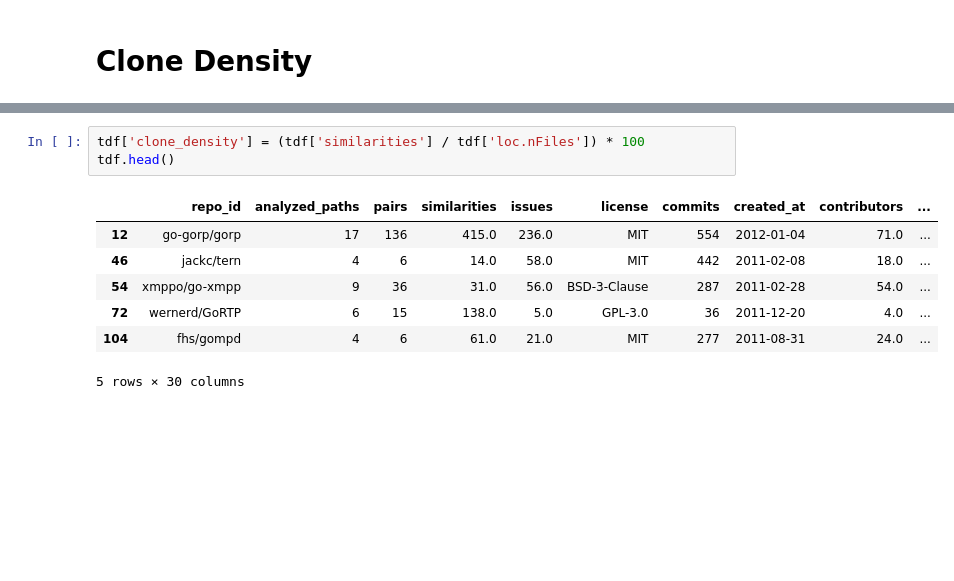
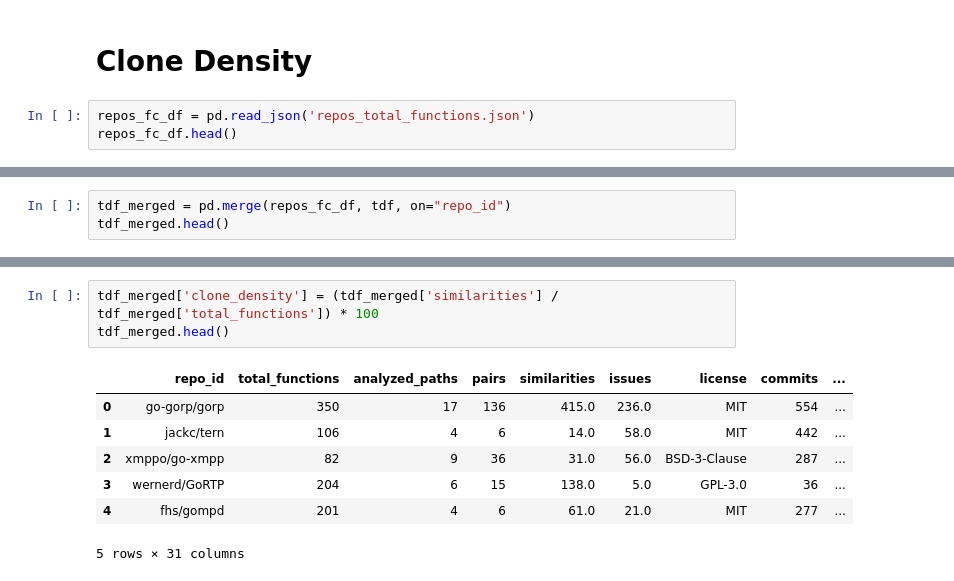
Before and after one commit to jubenitezg/Go-Clone-Thesis, a Jupyter notebook: clone-detection/analysis.ipynb, the cells around one changed output, grey strips where cells are left out. Cells and saved outputs as stored; diff of their text form; blank space fills up the shorter version.

```diff
--- a/clone-detection/analysis.ipynb
+++ b/clone-detection/analysis.ipynb
@@ -575,3 +615,6 @@ Error Handling & Logging     72
 Name: count, dtype: int64
 # %% [markdown]
 # Clone Density
+# %%
+repos_fc_df = pd.read_json('repos_total_functions.json')
+repos_fc_df.head()
@@ -577,0 +628,3 @@ Name: count, dtype: int64
+# %%
+tdf_merged = pd.merge(repos_fc_df, tdf, on="repo_id")
+tdf_merged.head()
@@ -578,14 +639,14 @@ Name: count, dtype: int64
 # %%
-tdf['clone_density'] = (tdf['similarities'] / tdf['loc.nFiles']) * 100
-tdf.head()
+tdf_merged['clone_density'] = (tdf_merged['similarities'] / tdf_merged['total_functions']) * 100
+tdf_merged.head()
 # %% [output]
-|  | repo_id | analyzed_paths | pairs | similarities | issues | license | commits | created_at | contributors | ... |
-| 12 | go-gorp/gorp | 17 | 136 | 415.0 | 236.0 | MIT | 554 | 2012-01-04 | 71.0 | ... |
-| 46 | jackc/tern | 4 | 6 | 14.0 | 58.0 | MIT | 442 | 2011-02-08 | 18.0 | ... |
-| 54 | xmppo/go-xmpp | 9 | 36 | 31.0 | 56.0 | BSD-3-Clause | 287 | 2011-02-28 | 54.0 | ... |
-| 72 | wernerd/GoRTP | 6 | 15 | 138.0 | 5.0 | GPL-3.0 | 36 | 2011-12-20 | 4.0 | ... |
-| 104 | fhs/gompd | 4 | 6 | 61.0 | 21.0 | MIT | 277 | 2011-08-31 | 24.0 | ... |
+|  | repo_id | total_functions | analyzed_paths | pairs | similarities | issues | license | commits | ... |
+| 0 | go-gorp/gorp | 350 | 17 | 136 | 415.0 | 236.0 | MIT | 554 | ... |
+| 1 | jackc/tern | 106 | 4 | 6 | 14.0 | 58.0 | MIT | 442 | ... |
+| 2 | xmppo/go-xmpp | 82 | 9 | 36 | 31.0 | 56.0 | BSD-3-Clause | 287 | ... |
+| 3 | wernerd/GoRTP | 204 | 6 | 15 | 138.0 | 5.0 | GPL-3.0 | 36 | ... |
+| 4 | fhs/gompd | 201 | 4 | 6 | 61.0 | 21.0 | MIT | 277 | ... |
-5 rows × 30 columns
+5 rows × 31 columns
 # %%
 # Assuming df is your DataFrame with the clone density already calculated
 plt.figure(figsize=(10, 6))
```
Also changed, not shown: parts of 46 cells of this notebook, 5 other files.
